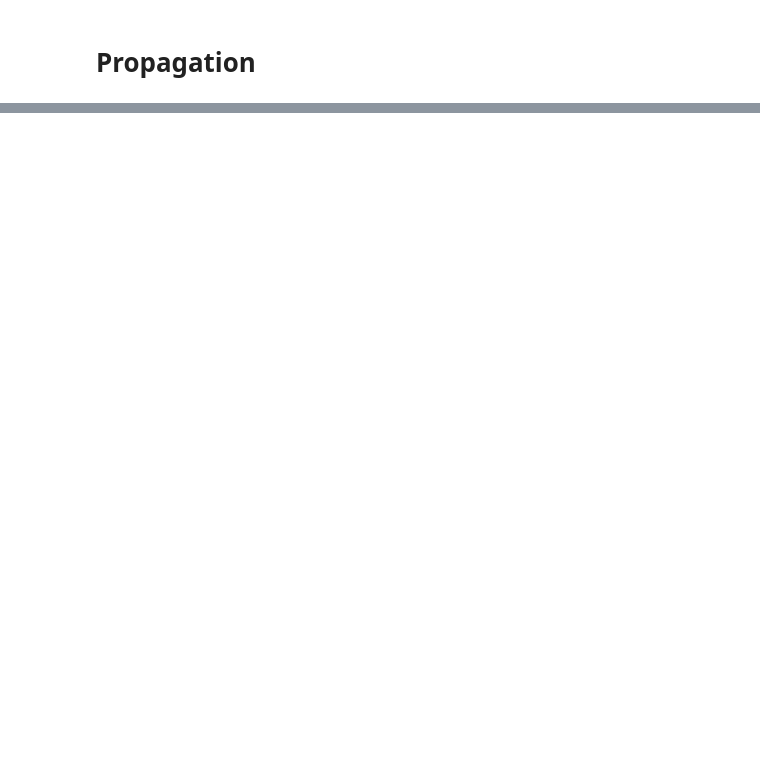
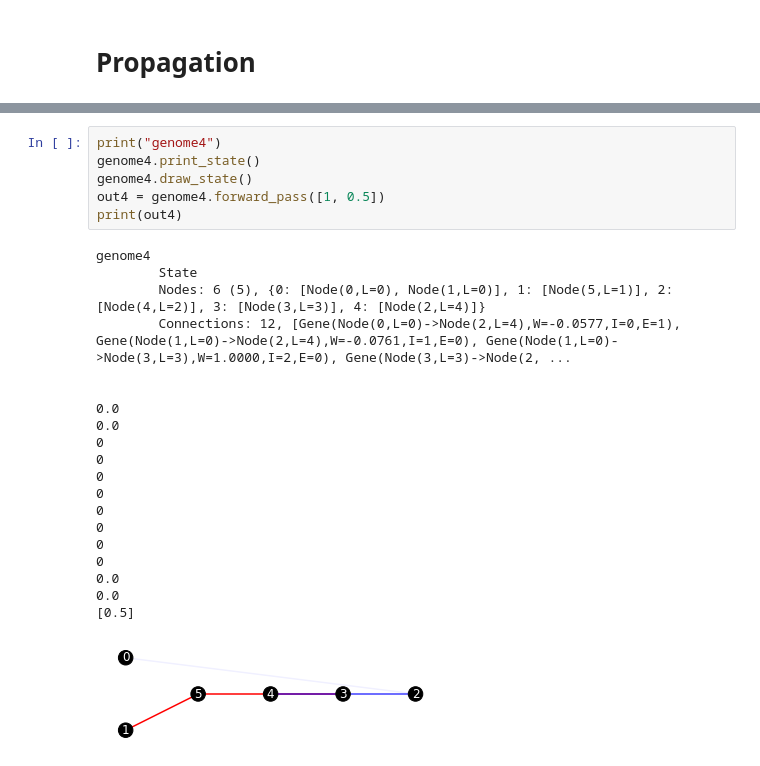
Before and after one commit to drewcurran/COS398_NEAT, a Jupyter notebook: NEAT/genome_test.ipynb, the cells around one changed output, grey strips where cells are left out. Saved outputs shown, nothing was run; the diff lists cells and outputs as text; blank space fills up the shorter version.

```diff
--- a/NEAT/genome_test.ipynb
+++ b/NEAT/genome_test.ipynb
@@ -267,0 +337,27 @@ print(out1, out2, out3, out4)
+# %%
+print("genome4")
+genome4.print_state()
+genome4.draw_state()
+out4 = genome4.forward_pass([1, 0.5])
+print(out4)
+# %% [output]
+genome4
+        State
+        Nodes: 6 (5), {0: [Node(0,L=0), Node(1,L=0)], 1: [Node(5,L=1)], 2: [Node(4,L=2)], 3: [Node(3,L=3)], 4: [Node(2,L=4)]}
+        Connections: 12, [Gene(Node(0,L=0)->Node(2,L=4),W=-0.0577,I=0,E=1), Gene(Node(1,L=0)->Node(2,L=4),W=-0.0761,I=1,E=0), Gene(Node(1,L=0)->Node(3,L=3),W=1.0000,I=2,E=0), Gene(Node(3,L=3)->Node(2, ...
+
+
+0.0
+0.0
+0
+0
+0
+0
+0
+0
+0
+0
+0.0
+0.0
+[0.5]
+[figure, added]
```
Also changed, not shown: parts of 22 cells of this notebook, 3 other files.
